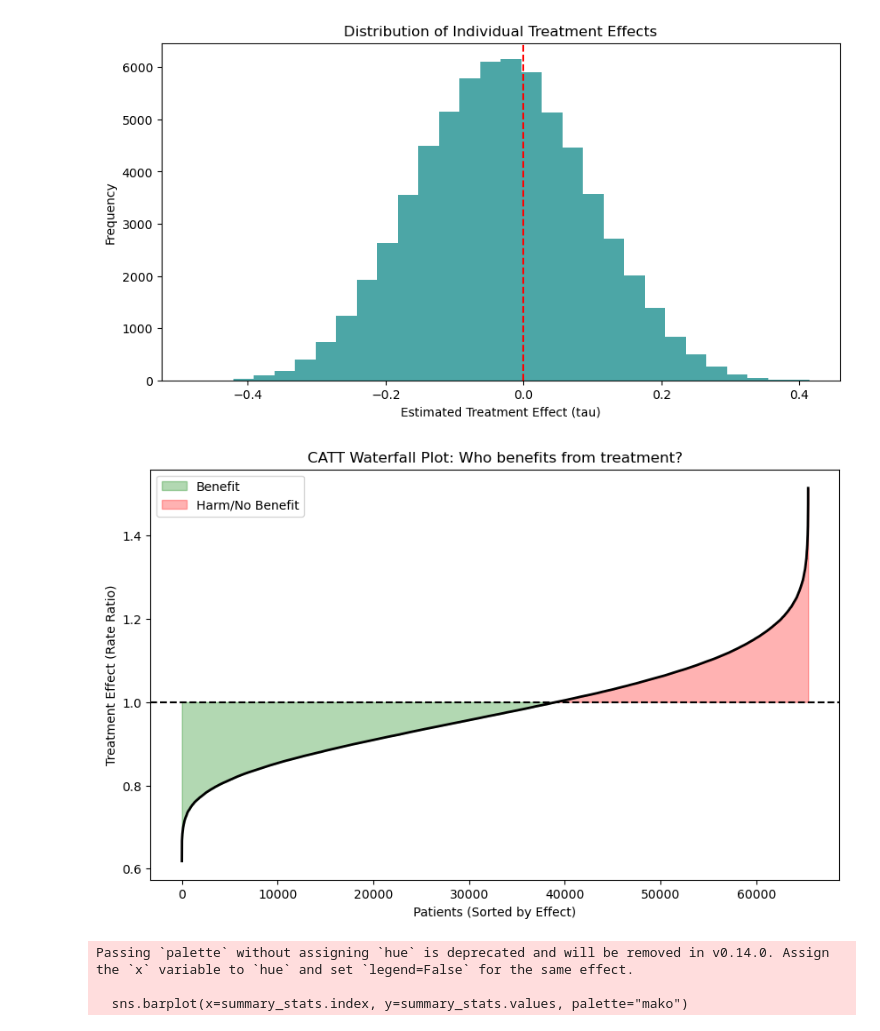
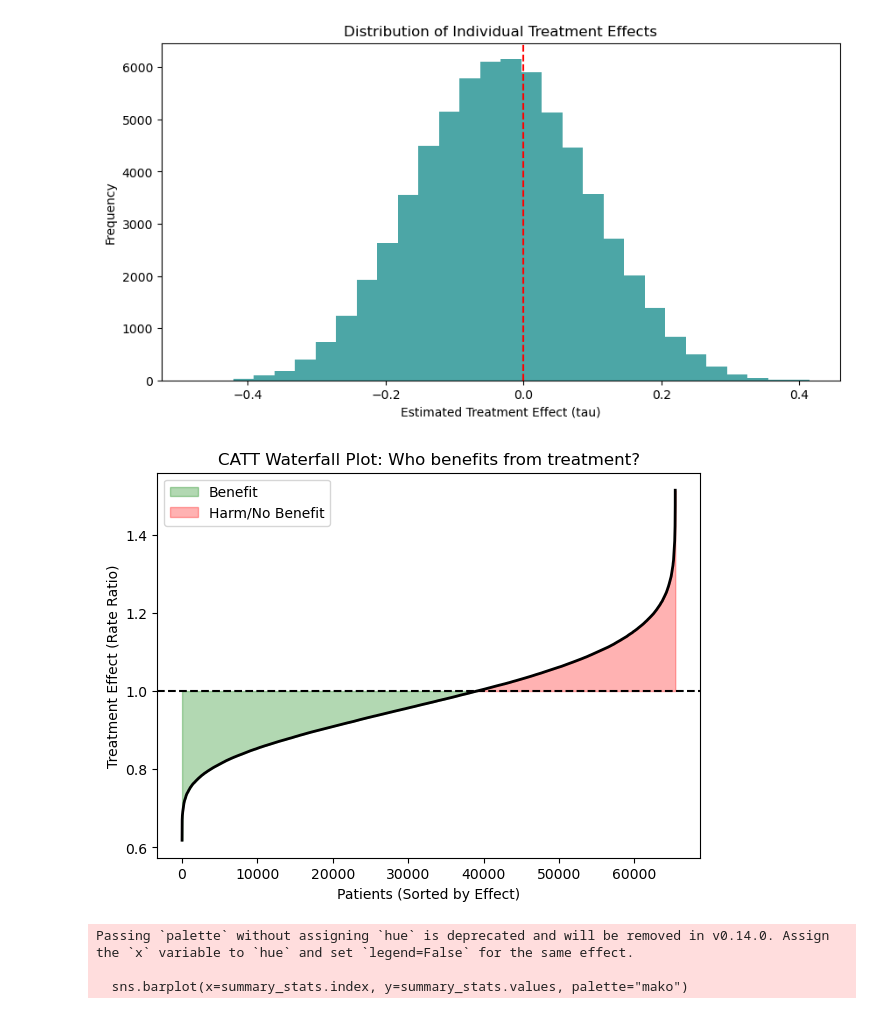
Before and after one commit to nweerasuriya/omscs, a Jupyter notebook: ISYE6420/Project/project_code_file.ipynb, the cells around one changed output. Cells and saved outputs as stored; diff of their text form; code cells hidden in the pictures.

```diff
--- a/ISYE6420/Project/project_code_file.ipynb
+++ b/ISYE6420/Project/project_code_file.ipynb
@@ -305,24 +310,24 @@ Text(0.5, 1.0, 'Distribution of Individual Treatment Effects')
 # %%
 # 1. Get the mean Tau for each of the 20,500 observations
 # We convert to Rate Ratio (exp) for the Y-axis
 catt_estimates = np.exp(trace_bcf.posterior["tau"].mean(dim=["chain", "draw"]).values)
 
 # 2. Sort them
 sorted_catt = np.sort(catt_estimates)
 index = np.arange(len(sorted_catt))
 
-plt.figure(figsize=(10, 6))
+plt.figure(figsize=(7, 5))
 plt.fill_between(index, 1, sorted_catt, where=(sorted_catt < 1), color='green', alpha=0.3, label='Benefit')
 plt.fill_between(index, 1, sorted_catt, where=(sorted_catt > 1), color='red', alpha=0.3, label='Harm/No Benefit')
 plt.plot(index, sorted_catt, color='black', linewidth=2)
 plt.axhline(1, color='black', linestyle='--')
 plt.ylabel("Treatment Effect (Rate Ratio)")
 plt.xlabel("Patients (Sorted by Effect)")
 plt.title("CATT Waterfall Plot: Who benefits from treatment?")
 plt.legend()
 plt.show()
 # %% [output]
-[figure, old version]
+[figure, new version]
 # %%
 # Create a DataFrame with predicted tau and actual outcomes
 df_eval = pd.DataFrame({
```
Also changed, not shown: parts of 7 cells of this notebook.
